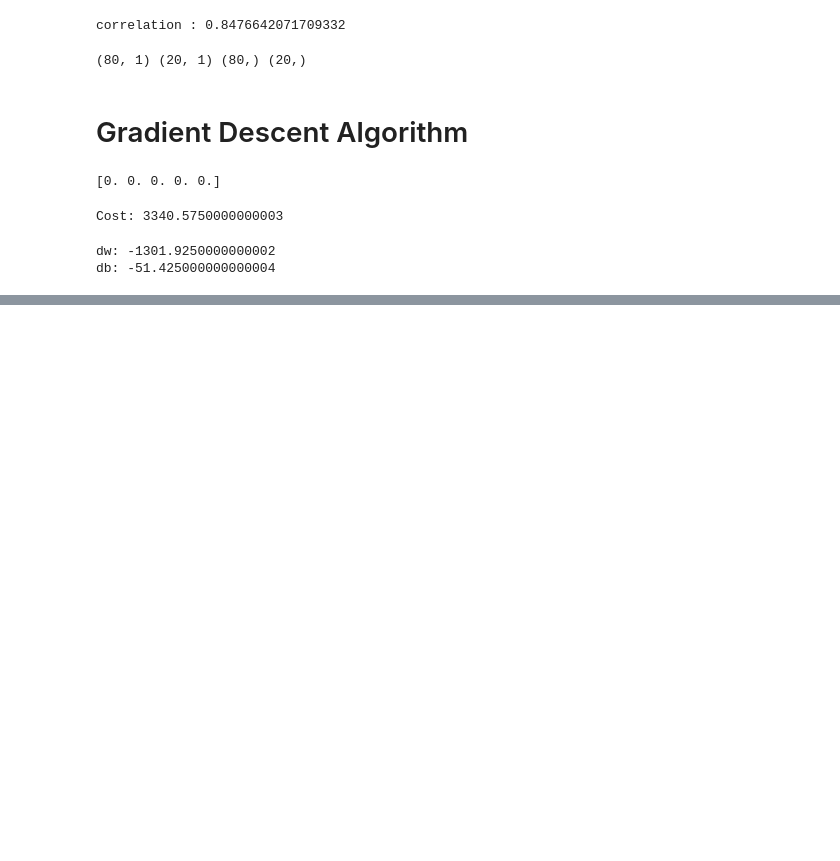
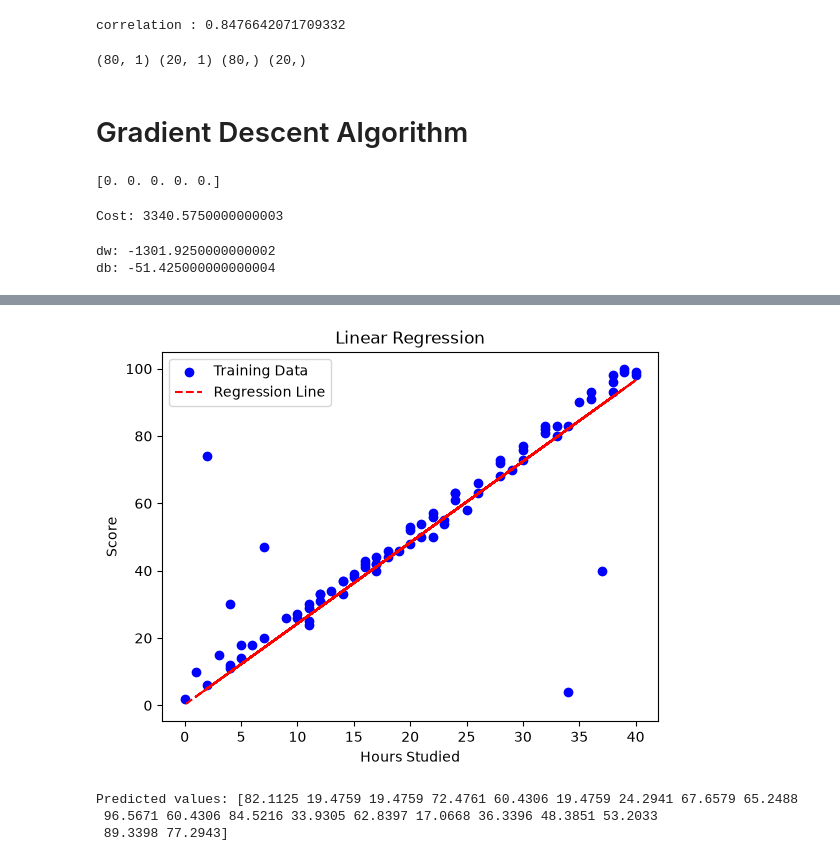
Before and after one commit to syedyaser235/ml-handson, a Jupyter notebook: Linear Regression/single variable linear regression.ipynb, the cells around one changed output, grey strips where cells are left out. Cells and saved outputs as stored; diff of their text form; code cells hidden in the pictures; blank space fills up the shorter version.

```diff
--- a/Linear Regression/single variable linear regression.ipynb
+++ b/Linear Regression/single variable linear regression.ipynb
@@ -113,0 +161,20 @@ db: -51.425000000000004
+# %%
+# regression line
+plt.scatter(X_train, y_train, color='blue', label='Training Data')
+plt.plot(X_train, predict(X_train, w, b), color='red', label='Regression Line', linestyle='--')
+plt.xlabel('Hours Studied')
+plt.ylabel('Score')
+plt.title('Linear Regression')
+plt.legend()
+plt.show()
+# %% [output]
+[figure, added]
+# %%
+# testing the model on test data
+y_test_pred = predict(X_test, w, b)
+#printing the predicted values
+print("Predicted values:", y_test_pred)
+# %% [output]
+Predicted values: [82.1125 19.4759 19.4759 72.4761 60.4306 19.4759 24.2941 67.6579 65.2488
+ 96.5671 60.4306 84.5216 33.9305 62.8397 17.0668 36.3396 48.3851 53.2033
+ 89.3398 77.2943]
```
Also changed, not shown: parts of 11 cells of this notebook.
